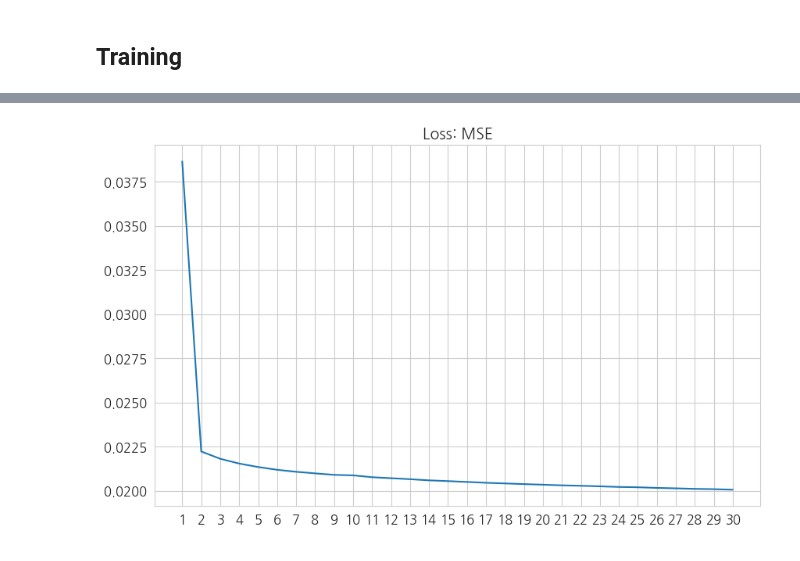
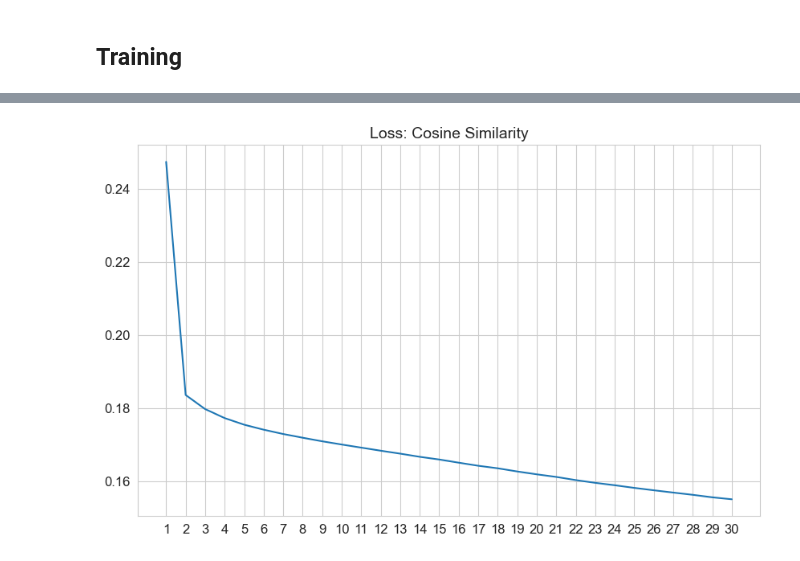
Before and after one commit to yg-hwang/recsys, a Jupyter notebook: 4_modeling_transformer/4_1_train_model.ipynb, the cells around one changed output, grey strips where cells are left out. Drawn from its saved outputs; the diff is of its cells as text; code cells hidden in the pictures.

```diff
--- a/4_modeling_transformer/4_1_train_model.ipynb
+++ b/4_modeling_transformer/4_1_train_model.ipynb
@@ -1120,18 +1130,18 @@ Loss MSE: 0.02072
 # %%
 # 학습 로그 불러오기
 df_metrics = pd.read_csv(model_dir.joinpath("metrics_train.csv"))
 
 # 지표별 시각화
 plt.figure(figsize=(10, 6), dpi=100)
-sns.lineplot(x="epoch", y="mse", data=df_metrics)
-plt.title("Loss: MSE", fontsize=14)
+sns.lineplot(x="epoch", y="loss", data=df_metrics)
+plt.title("Loss: Cosine Similarity", fontsize=14)
 
 # x, y축 이름은 생략
 plt.xlabel("")
 plt.ylabel("")
 
 # epoch 눈금은 1단위로 표시
 plt.xticks(np.arange(1, df_metrics["epoch"].max() + 1, 1))
 plt.show()
 # %% [output]
-[figure, old version]
+[figure, new version]
```
Also changed, not shown: parts of 7 cells of this notebook, 14 other files.
